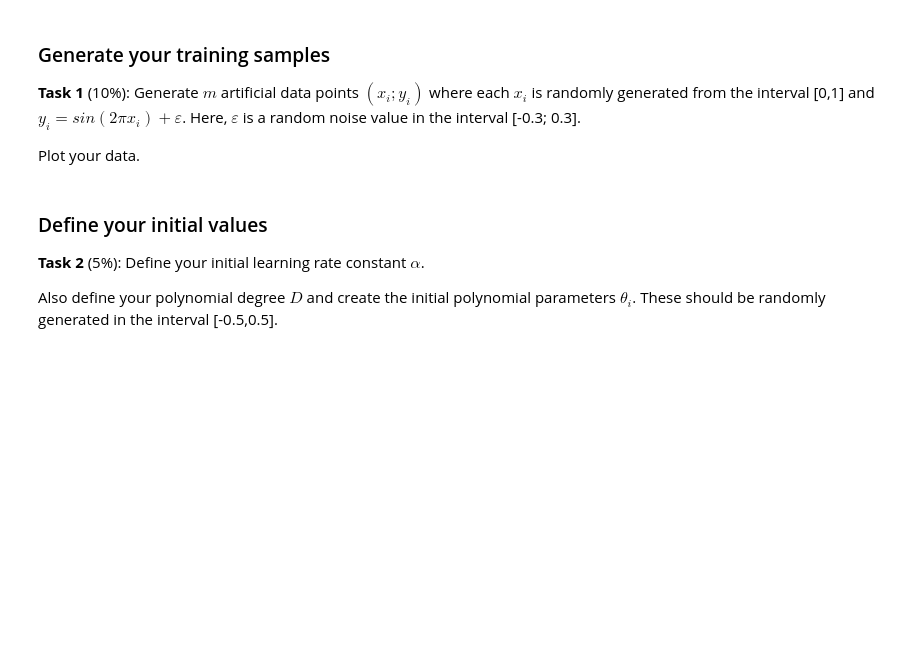
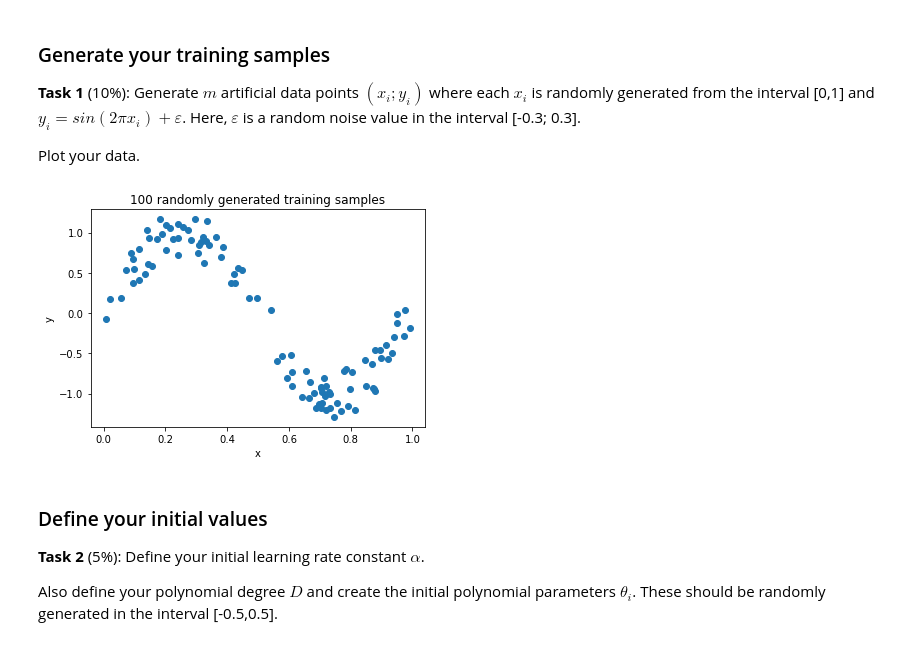
Before and after one commit to MzudemO/ml-ss2021, a Jupyter notebook: Assignment 1/exercise_1_GradientDescent_sheet.ipynb, the cells around one changed output. Drawn from its saved outputs; the diff is of its cells as text; code cells hidden in the pictures; blank space fills up the shorter version.

```diff
--- a/Assignment 1/exercise_1_GradientDescent_sheet.ipynb
+++ b/Assignment 1/exercise_1_GradientDescent_sheet.ipynb
@@ -34,6 +39,28 @@ $E(\theta) = \frac{1}{2} \sum_{i=1}^{m} (h(\theta)^{(i)} - y^{(i)})^2 $ is the m
 $y_{i} = sin(2 \pi x_{i}) + \varepsilon $. Here, $\varepsilon$ is a random noise value in the interval [-0.3; 0.3].
 
 Plot your data.
+# %%
+def generate_datapoints(amount):
+    random_x = []
+    for _ in range(amount):
+        random_x.append(random.uniform(0, 1))
+
+    random_y = []
+    for x in random_x:
+        random_y.append(math.sin(2 * pi * x) + random.uniform(-0.3, 0.3))
+
+    return random_x, random_y
+# %%
+m = 100
+x, y = generate_datapoints(m)
+# %%
+plt.scatter(x, y)
+plt.title(f"{m} randomly generated training samples")
+plt.ylabel("y")
+plt.xlabel("x")
+plt.show()
+# %% [output]
+[figure, added]
 # %% [markdown]
 ### Define your initial values
 
```
Also changed, not shown: parts of 8 cells of this notebook.
